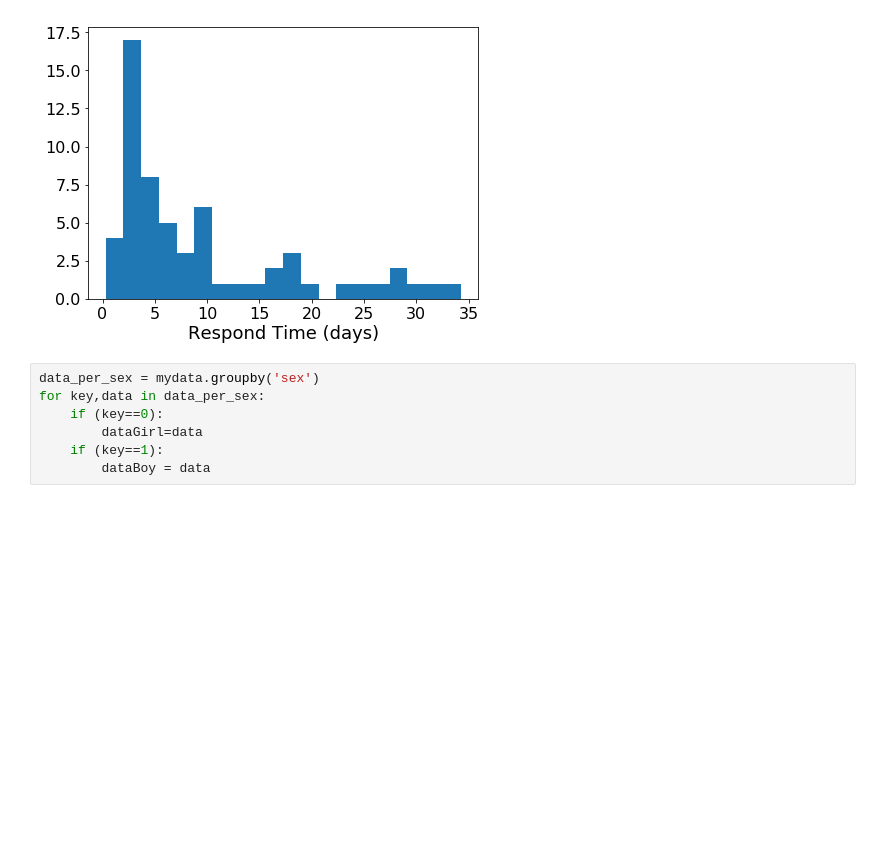
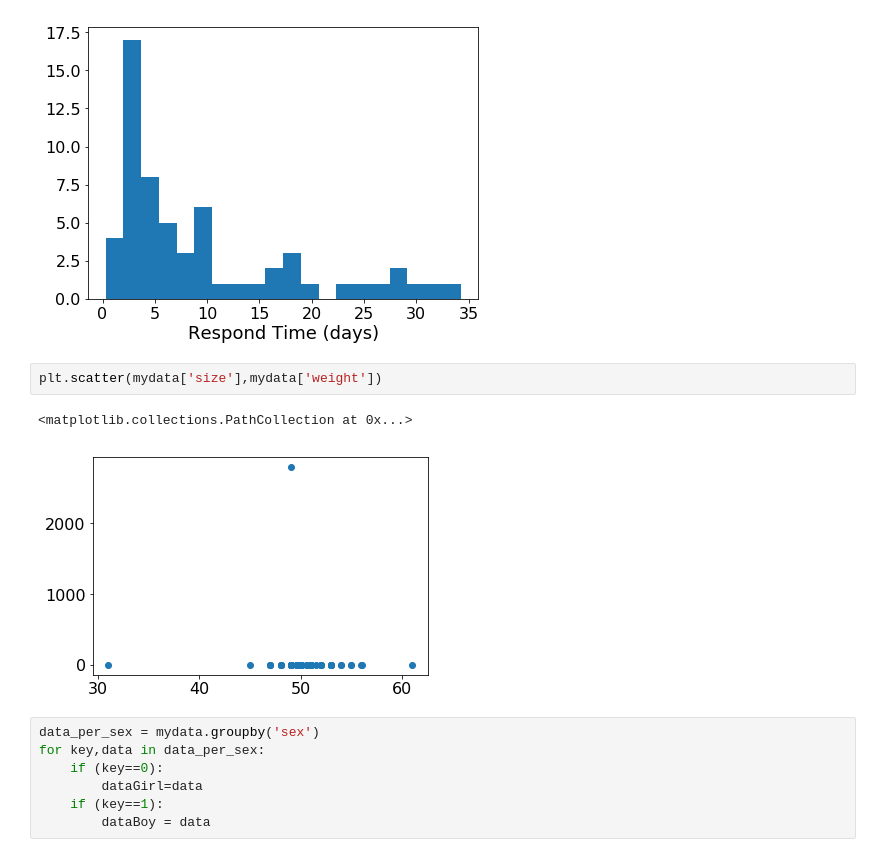
Before and after one commit to rmadar/BabyPollAnalysis, a Jupyter notebook: PollAnalysis.ipynb, the cells around one changed output. Saved outputs shown, nothing was run; the diff lists cells and outputs as text; blank space fills up the shorter version.

```diff
--- a/PollAnalysis.ipynb
+++ b/PollAnalysis.ipynb
@@ -104,6 +115,11 @@ plt.xlabel('Respond Time (days)')
 # %% [output]
 Text(0.5,0,'Respond Time (days)')
 [figure]
+# %%
+plt.scatter(mydata['size'],mydata['weight'])
+# %% [output]
+<matplotlib.collections.PathCollection at 0x...>
+[figure, added]
 # %%
 data_per_sex = mydata.groupby('sex')
 for key,data in data_per_sex:
```
Also changed, not shown: parts of 1 cell of this notebook.
